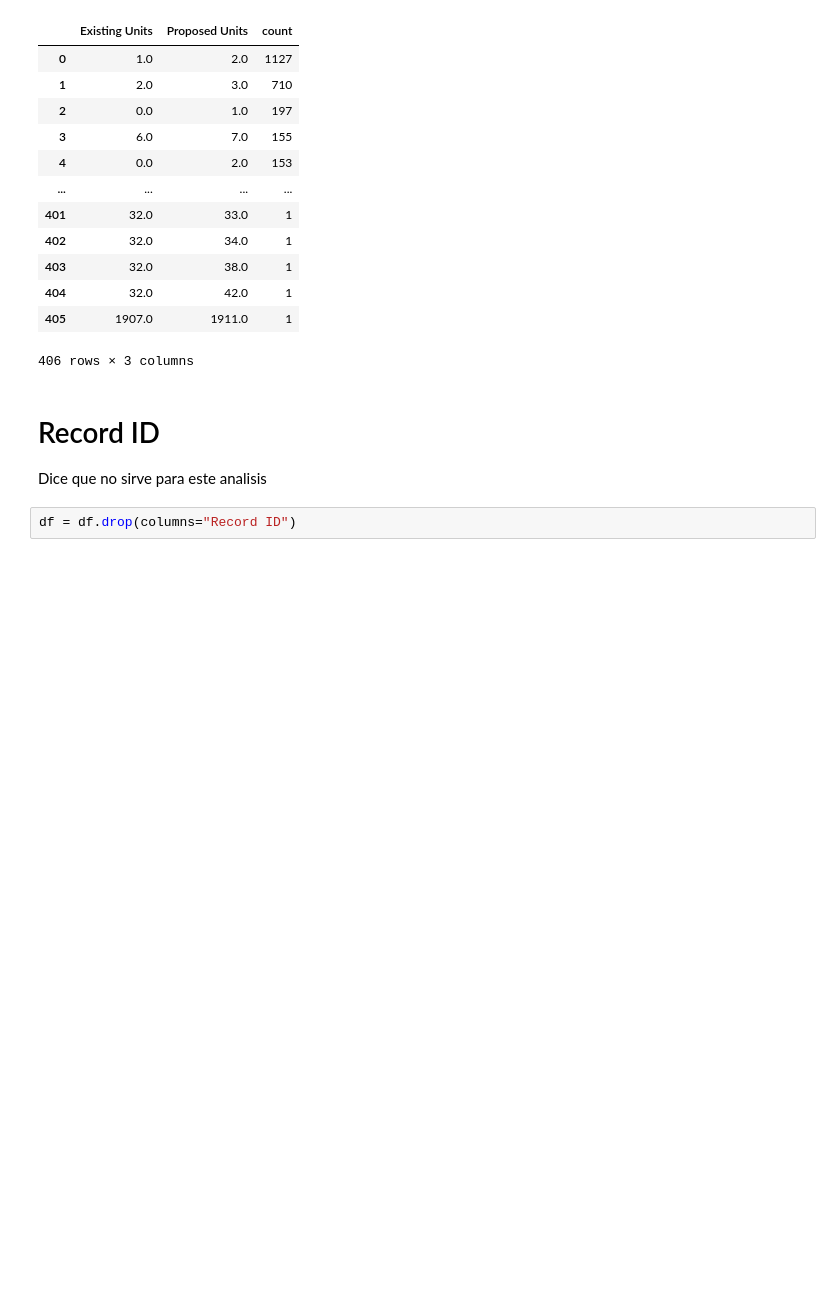
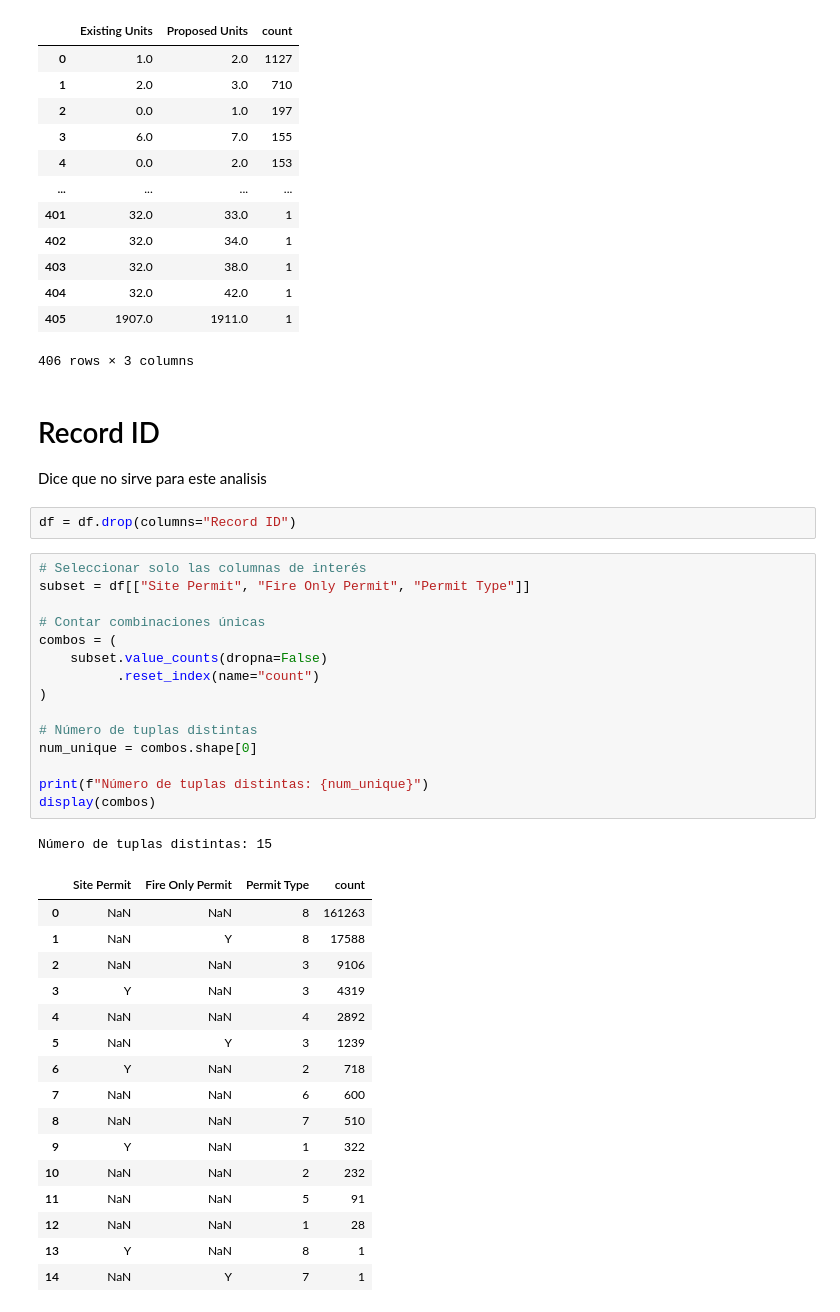
Before and after one commit to joaquinmartirena/pretratamiento-datos, a Jupyter notebook: notebooks/Limpieza.ipynb, the cells around one changed output. Cells and saved outputs as stored; diff of their text form; blank space fills up the shorter version.

```diff
--- a/notebooks/Limpieza.ipynb
+++ b/notebooks/Limpieza.ipynb
@@ -564,3 +594,36 @@ Difieren en 4346 de 144979 registros válidos (3.00%)
 Dice que no sirve para este analisis
 # %%
 df = df.drop(columns="Record ID")
+# %%
+# Seleccionar solo las columnas de interés
+subset = df[["Site Permit", "Fire Only Permit", "Permit Type"]]
+
+# Contar combinaciones únicas
+combos = (
+    subset.value_counts(dropna=False)
+          .reset_index(name="count")
+)
+
+# Número de tuplas distintas
+num_unique = combos.shape[0]
+
+print(f"Número de tuplas distintas: {num_unique}")
+display(combos)
+# %% [output]
+Número de tuplas distintas: 15
+|  | Site Permit | Fire Only Permit | Permit Type | count |
+| 0 | NaN | NaN | 8 | 161263 |
+| 1 | NaN | Y | 8 | 17588 |
+| 2 | NaN | NaN | 3 | 9106 |
+| 3 | Y | NaN | 3 | 4319 |
+| 4 | NaN | NaN | 4 | 2892 |
+| 5 | NaN | Y | 3 | 1239 |
+| 6 | Y | NaN | 2 | 718 |
+| 7 | NaN | NaN | 6 | 600 |
+| 8 | NaN | NaN | 7 | 510 |
+| 9 | Y | NaN | 1 | 322 |
+| 10 | NaN | NaN | 2 | 232 |
+| 11 | NaN | NaN | 5 | 91 |
+| 12 | NaN | NaN | 1 | 28 |
+| 13 | Y | NaN | 8 | 1 |
+| 14 | NaN | Y | 7 | 1 |
```
Also changed, not shown: parts of 13 cells of this notebook, 1 other file.
